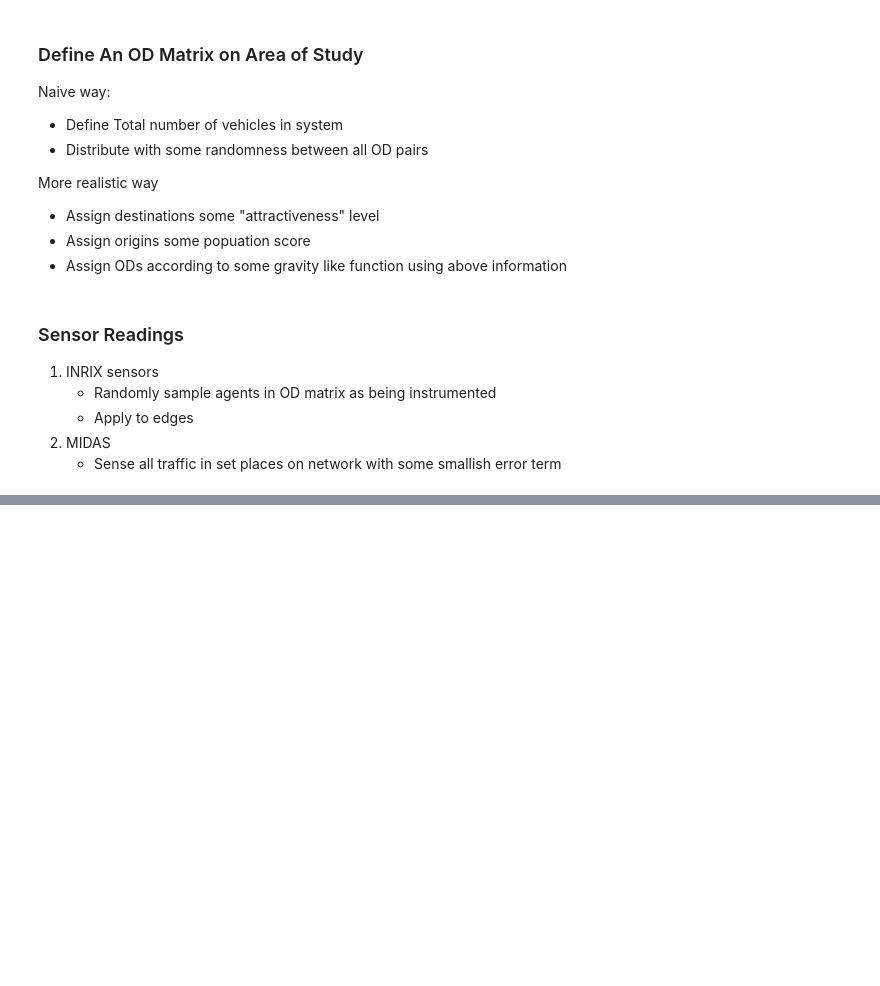
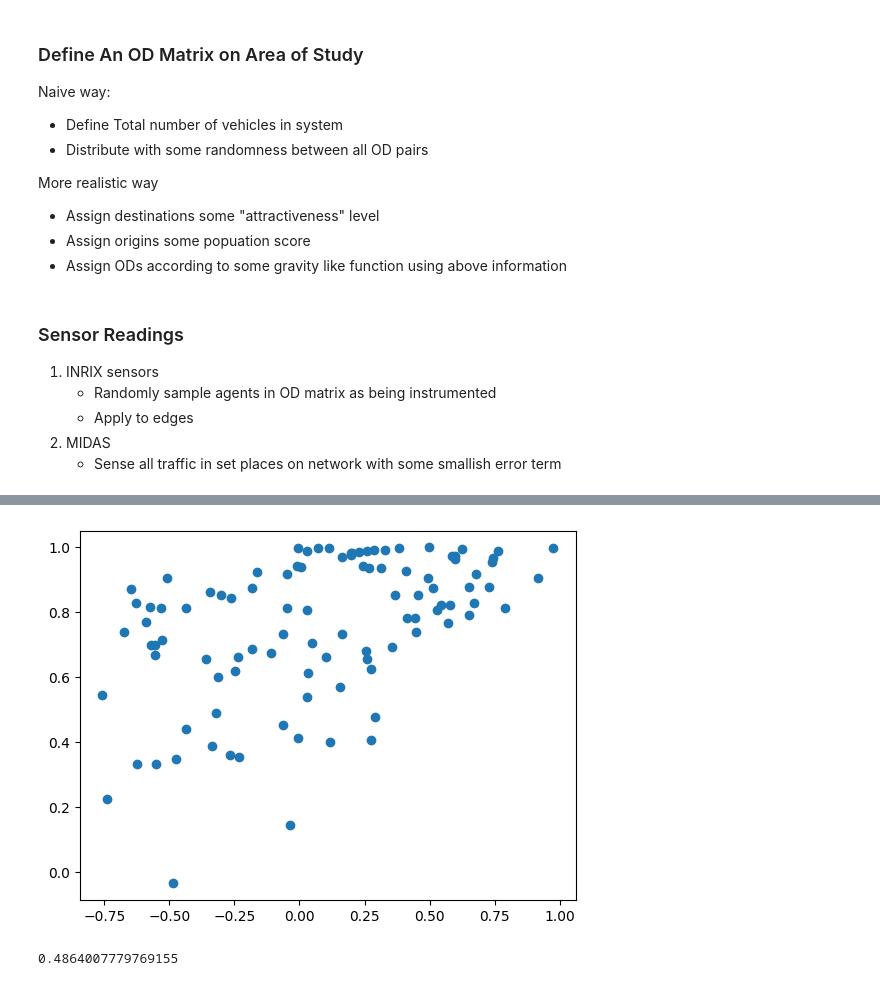
Before and after one commit to cmconlan/OD-Estimation-Toy-Examples, a Jupyter notebook: networks/synthetic-network.ipynb, the cells around one changed output, grey strips where cells are left out. Saved outputs shown, nothing was run; the diff lists cells and outputs as text; code cells hidden in the pictures; blank space fills up the shorter version.

```diff
--- a/networks/synthetic-network.ipynb
+++ b/networks/synthetic-network.ipynb
@@ -206,0 +452,8 @@ midas_flow2 = add_gaussian_noise(actual_flow[5], mean=0, std_dev=250)
+# %%
+plt.scatter(initial_corrs,post_corrs)
+plt.show()
+
+print(np.corrcoef(initial_corrs,post_corrs)[0][1])
+# %% [output]
+[figure, added]
+0.4864007779769155
```
Also changed, not shown: parts of 15 cells of this notebook.
